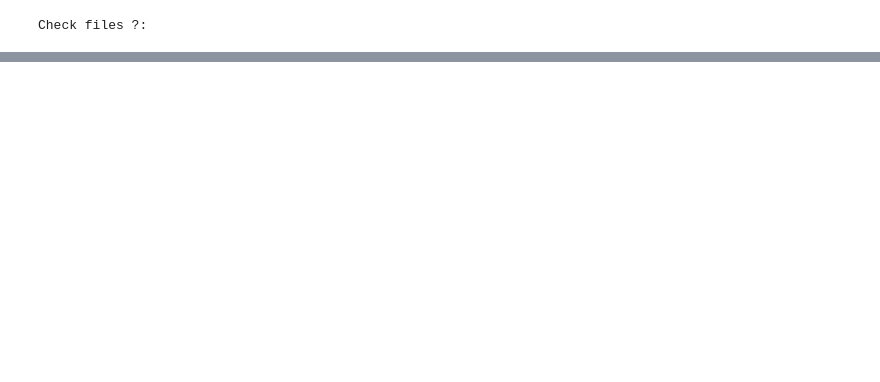
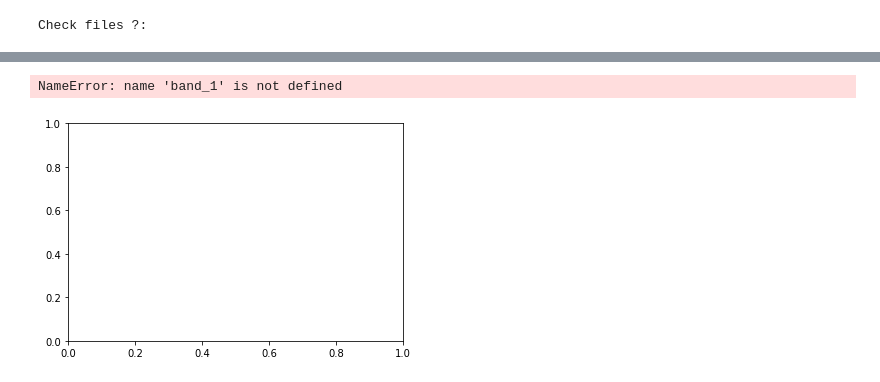
Before and after one commit to shettykaran57/Remote-vegetation-sensing, a Jupyter notebook: project/test application.ipynb, the cells around one changed output, grey strips where cells are left out. Saved outputs shown, nothing was run; the diff lists cells and outputs as text; code cells hidden in the pictures; blank space fills up the shorter version.

```diff
--- a/project/test application.ipynb
+++ b/project/test application.ipynb
@@ -160,0 +226,11 @@ plt.show()
+# %%
+# Plot the data
+f, ax=plt.subplots()
+band_1.plot.imshow(ax=ax,
+                  cmap="Greys_r")
+ax.set_axis_off()
+ax.set_title("Plot of Band 1")
+plt.show()
+# %% [output]
+NameError: name 'band_1' is not defined
+[figure, added]
```
Also changed, not shown: parts of 15 cells of this notebook, 3 other files.
